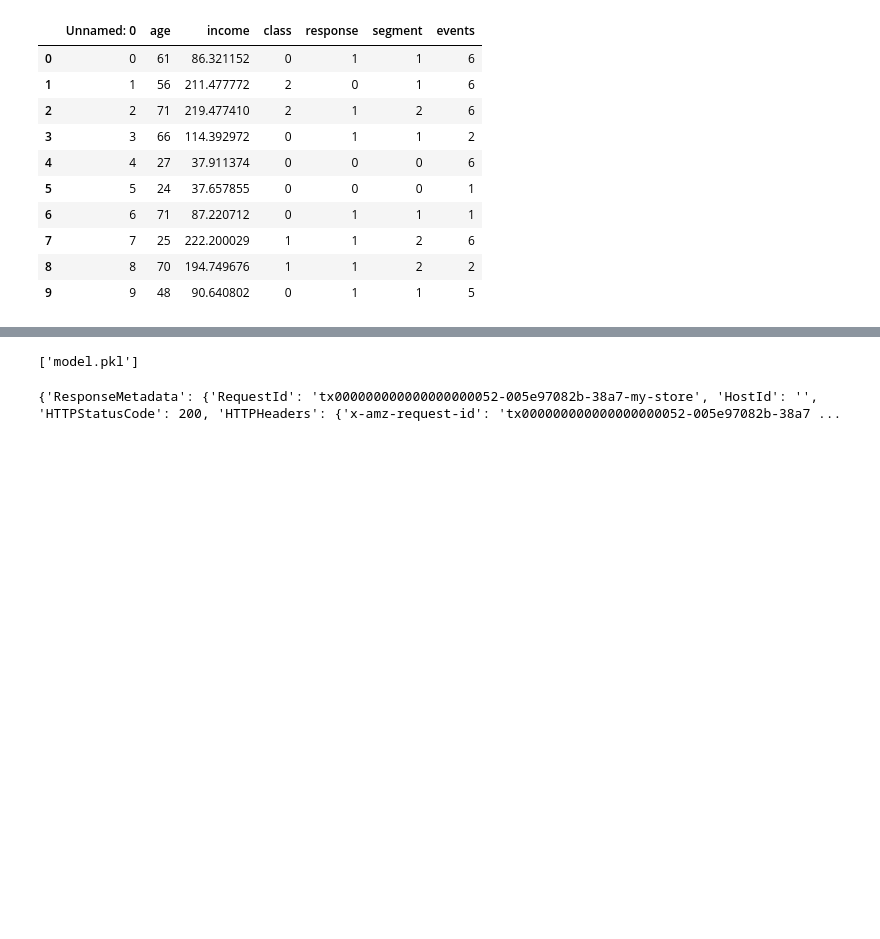
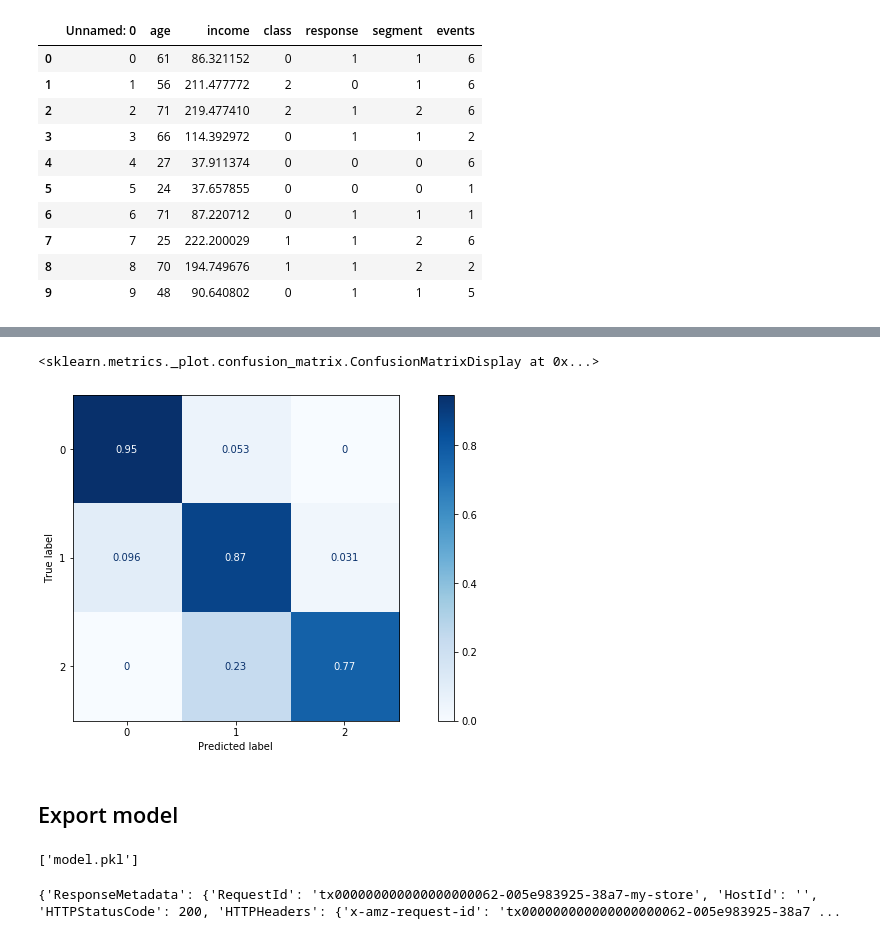
Before and after one commit to ruivieira/ceh-odh, a Jupyter notebook: notebooks/model.ipynb, the cells around one changed output, grey strips where cells are left out. Cells and saved outputs as stored; diff of their text form; code cells hidden in the pictures; blank space fills up the shorter version.

```diff
--- a/notebooks/model.ipynb
+++ b/notebooks/model.ipynb
@@ -111,5 +154,5 @@ def RF_estimation(inputs, outputs,
     rf_random.fit(inputs, outputs)
     best_random = rf_random.best_estimator_
     print(best_random)
-    return best_random
+    return (rf_random, best_random)
 # %%
@@ -130,6 +174,17 @@ RandomForestClassifier(bootstrap=True, class_weight=None, criterion='gini',
                        n_jobs=None, oob_score=False, random_state=None,
                        verbose=0, warm_start=False)
 MSE: 87.5%
+# %%
+from sklearn.metrics import plot_confusion_matrix
+
+plot_confusion_matrix(random_forest_pipeline, X_test, y_test,
+                                 cmap=plt.cm.Blues,
+                                 normalize='true')
+# %% [output]
+<sklearn.metrics._plot.confusion_matrix.ConfusionMatrixDisplay at 0x...>
+[figure, added]
+# %% [markdown]
+## Export model
 # %%
 import joblib
 
@@ -141,12 +196,12 @@ import boto3
 
 KEY = "uploaded/model.pkl"
 
-client.upload_file(Bucket=S3_BUCKET, Key=KEY, Filename="model.pkl")
+client.upload_file(Bucket=MODEL_BUCKET, Key=KEY, Filename="model.pkl")
 
 PREFIX='OPEN/'
 
-result = client.list_objects(Bucket=S3_BUCKET, Prefix=PREFIX, Delimiter='/')
+result = client.list_objects(Bucket=MODEL_BUCKET, Prefix=PREFIX, Delimiter='/')
 
 print(result)
 # %% [output]
-{'ResponseMetadata': {'RequestId': 'tx000000000000000000052-005e97082b-38a7-my-store', 'HostId': '', 'HTTPStatusCode': 200, 'HTTPHeaders': {'x-amz-request-id': 'tx000000000000000000052-005e97082b-38a7 ...
+{'ResponseMetadata': {'RequestId': 'tx000000000000000000062-005e983925-38a7-my-store', 'HostId': '', 'HTTPStatusCode': 200, 'HTTPHeaders': {'x-amz-request-id': 'tx000000000000000000062-005e983925-38a7 ...
```
Also changed, not shown: parts of 12 cells of this notebook, 2 other files.
